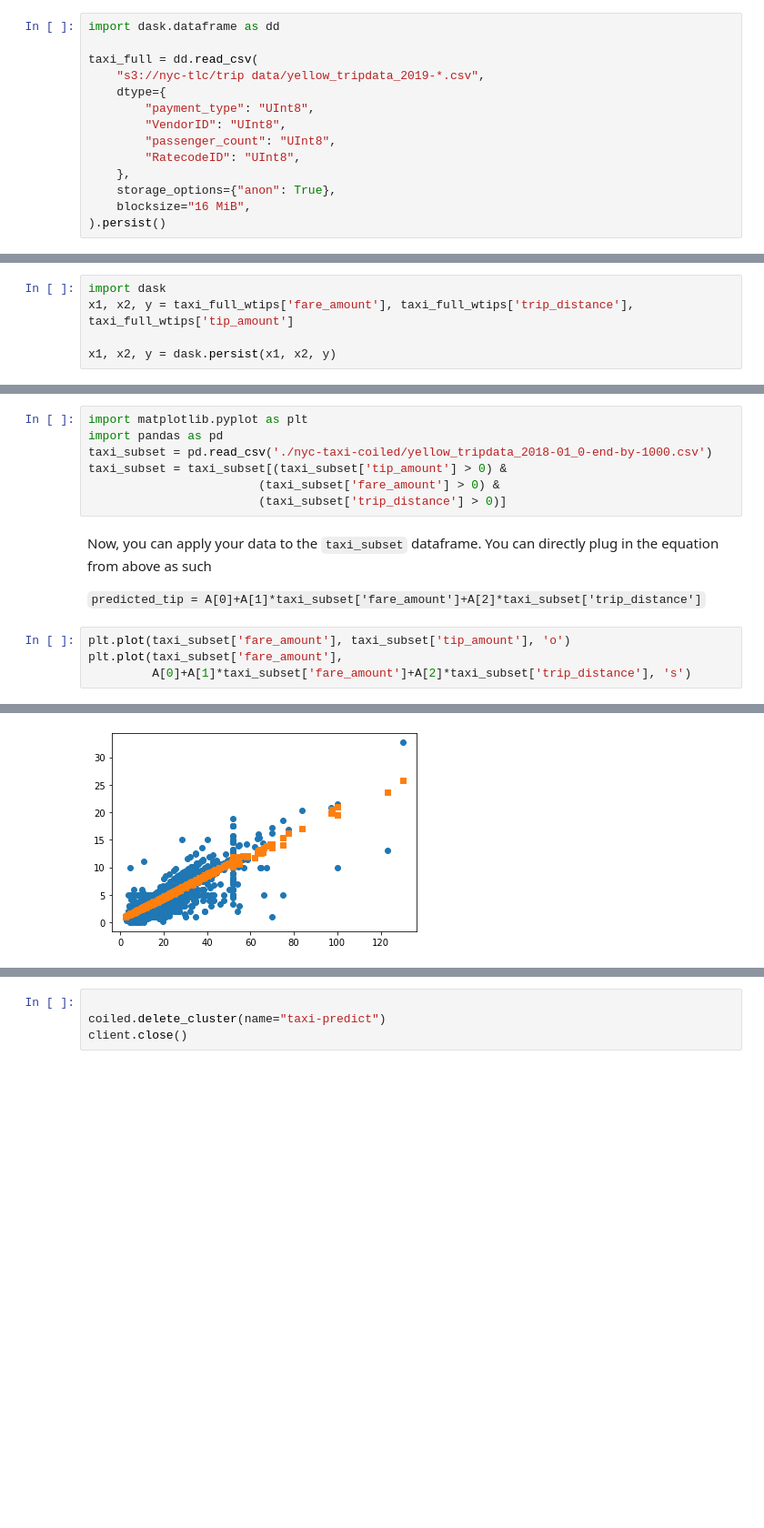
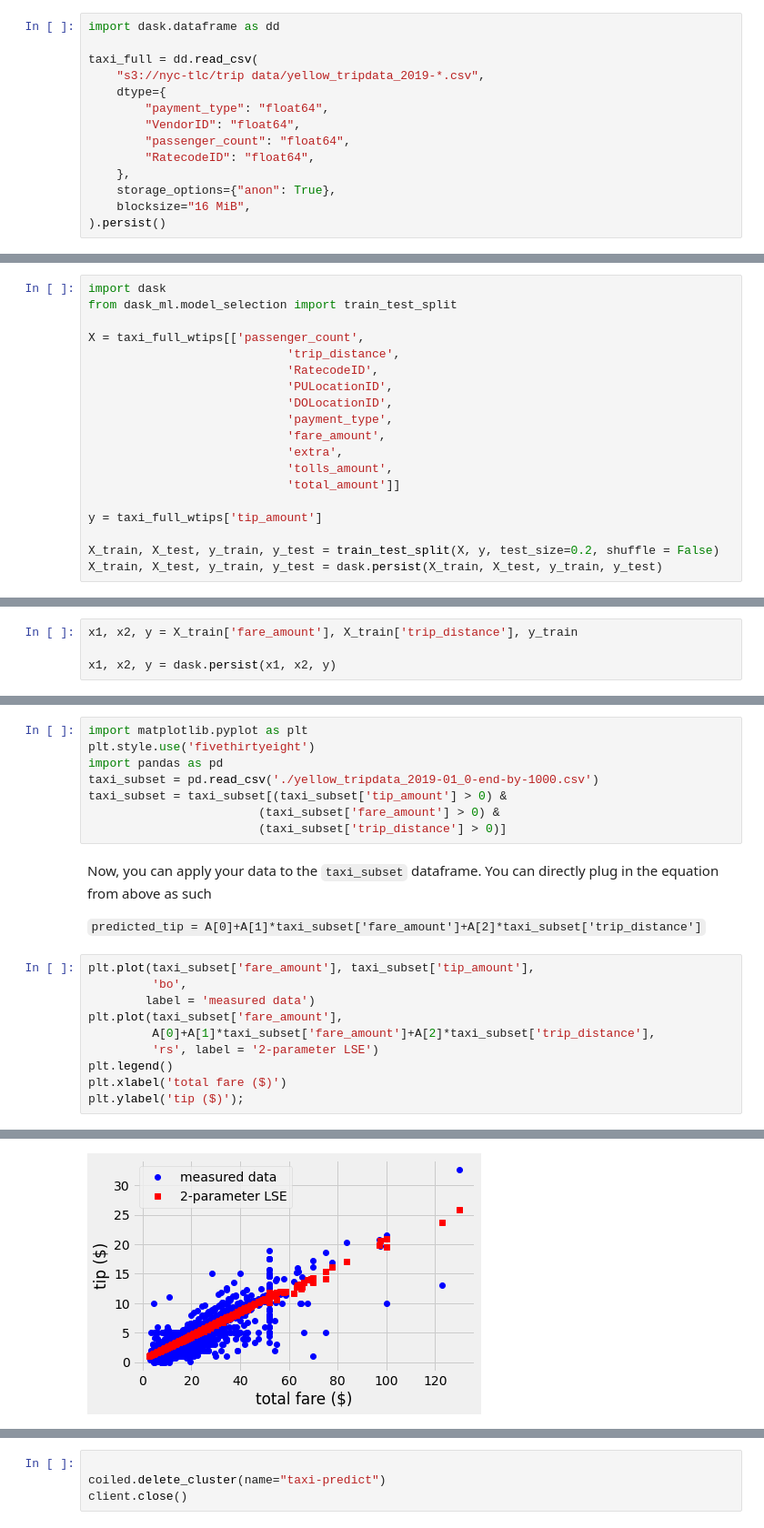
Before and after one commit to cooperrc/nyc-taxi-coiled, a Jupyter notebook: 02_predict-taxi.ipynb, the cells around one changed output, grey strips where cells are left out. Shown at 91% size. Drawn from its saved outputs; the diff is of its cells as text; blank space fills up the shorter version.

```diff
--- a/02_predict-taxi.ipynb
+++ b/02_predict-taxi.ipynb
@@ -86,10 +85,10 @@ import dask.dataframe as dd
 taxi_full = dd.read_csv(
     "s3://nyc-tlc/trip data/yellow_tripdata_2019-*.csv",
     dtype={
-        "payment_type": "UInt8",
-        "VendorID": "UInt8",
-        "passenger_count": "UInt8",
-        "RatecodeID": "UInt8",
+        "payment_type": "float64",
+        "VendorID": "float64",
+        "passenger_count": "float64",
+        "RatecodeID": "float64",
     },
     storage_options={"anon": True},
     blocksize="16 MiB",
@@ -120,0 +106,19 @@ X_train, X_test, y_train, y_test = dask.persist(X_train, X_test, y_train, y_test
+# %%
+import dask
+from dask_ml.model_selection import train_test_split
+
+X = taxi_full_wtips[['passenger_count',
+                            'trip_distance',
+                            'RatecodeID',
+                            'PULocationID',
+                            'DOLocationID',
+                            'payment_type',
+                            'fare_amount',
+                            'extra',
+                            'tolls_amount',
+                            'total_amount']]
+
+y = taxi_full_wtips['tip_amount']
+
+X_train, X_test, y_train, y_test = train_test_split(X, y, test_size=0.2, shuffle = False)
+X_train, X_test, y_train, y_test = dask.persist(X_train, X_test, y_train, y_test)
@@ -121,6 +132,5 @@ X_train, X_test, y_train, y_test = dask.persist(X_train, X_test, y_train, y_test
 # %%
-import dask
-x1, x2, y = taxi_full_wtips['fare_amount'], taxi_full_wtips['trip_distance'], taxi_full_wtips['tip_amount']
+x1, x2, y = X_train['fare_amount'], X_train['trip_distance'], y_train
 
 x1, x2, y = dask.persist(x1, x2, y)
 # %% [markdown]
@@ -188,8 +198,9 @@ You can use the subset of data from [0 - Exploring the NYC Yellow taxi data set]
 Import Matplotlib and Pandas. Then, apply the same filter to the data to remove 0's.
 # %%
 import matplotlib.pyplot as plt
+plt.style.use('fivethirtyeight')
 import pandas as pd
-taxi_subset = pd.read_csv('./nyc-taxi-coiled/yellow_tripdata_2018-01_0-end-by-1000.csv')
+taxi_subset = pd.read_csv('./yellow_tripdata_2019-01_0-end-by-1000.csv')
 taxi_subset = taxi_subset[(taxi_subset['tip_amount'] > 0) &
                         (taxi_subset['fare_amount'] > 0) &
                         (taxi_subset['trip_distance'] > 0)]
@@ -198,7 +209,13 @@ Now, you can apply your data to the `taxi_subset` dataframe. You can directly pl
 
 `predicted_tip = A[0]+A[1]*taxi_subset['fare_amount']+A[2]*taxi_subset['trip_distance']`
 # %%
-plt.plot(taxi_subset['fare_amount'], taxi_subset['tip_amount'], 'o')
+plt.plot(taxi_subset['fare_amount'], taxi_subset['tip_amount'],
+         'bo',
+        label = 'measured data')
 plt.plot(taxi_subset['fare_amount'],
-         A[0]+A[1]*taxi_subset['fare_amount']+A[2]*taxi_subset['trip_distance'], 's')
+         A[0]+A[1]*taxi_subset['fare_amount']+A[2]*taxi_subset['trip_distance'],
+         'rs', label = '2-parameter LSE')
+plt.legend()
+plt.xlabel('total fare ($)')
+plt.ylabel('tip ($)');
 # %% [output]
@@ -206 +222 @@ plt.plot(taxi_subset['fare_amount'],
-[figure, old version]
+[figure, new version]
```
Also changed, not shown: parts of 38 cells of this notebook, 3 other files.
